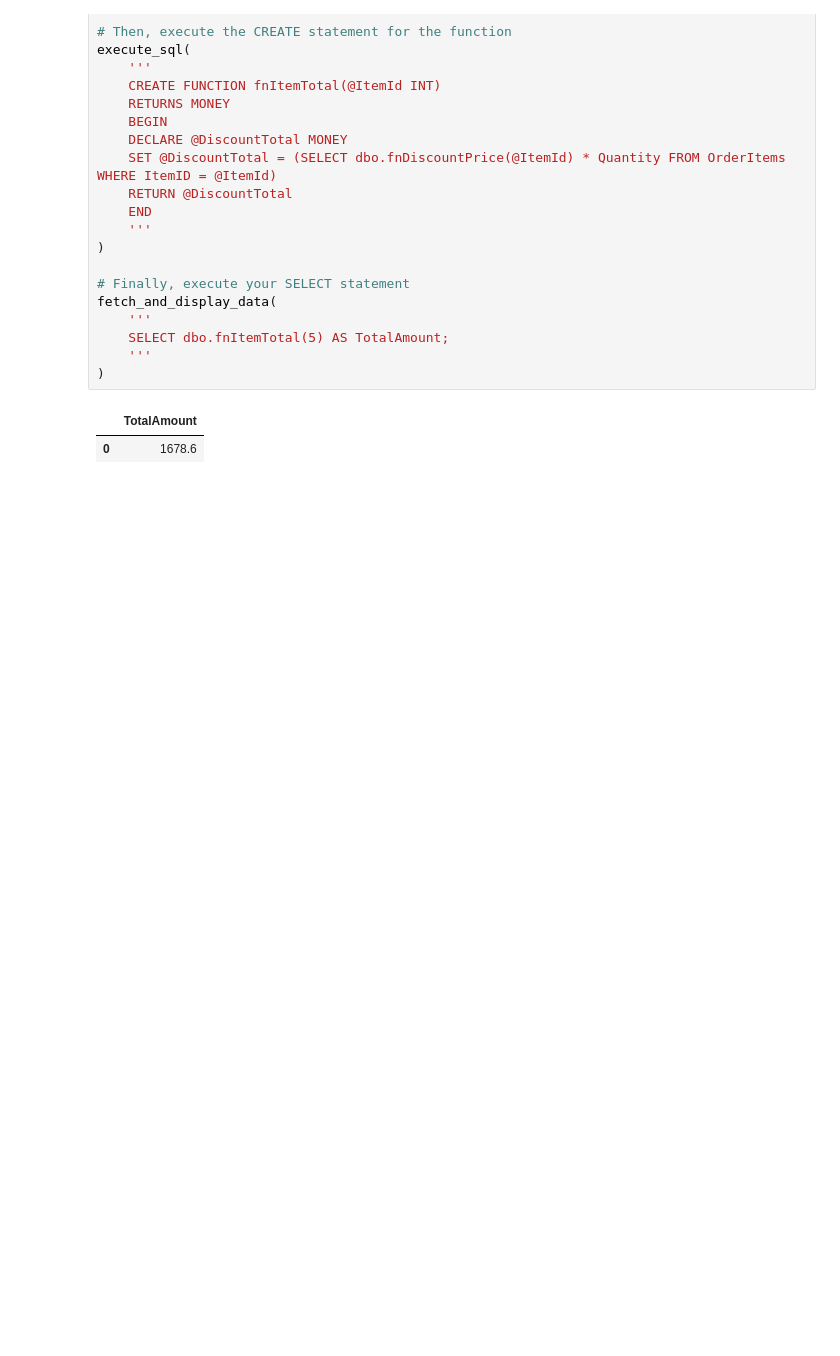
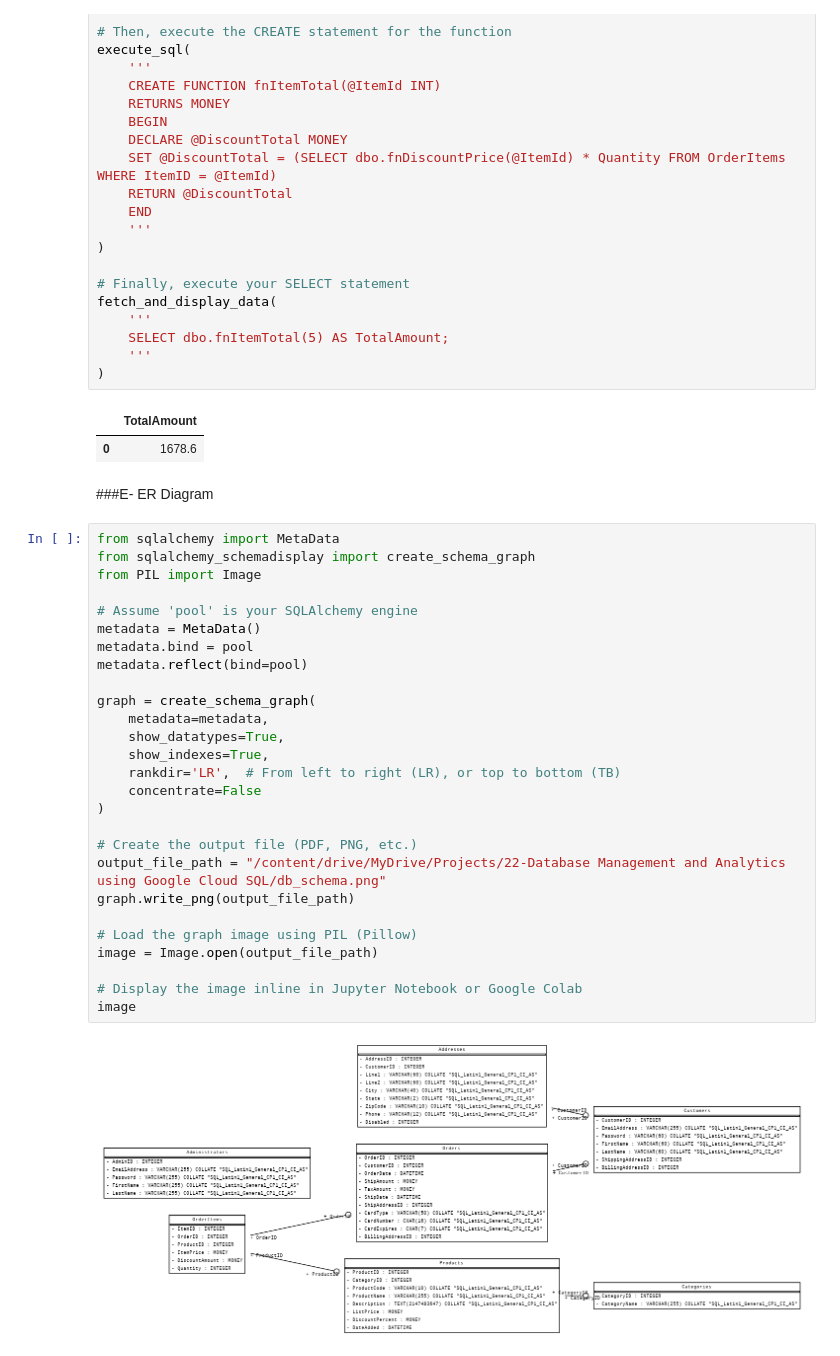
Before and after one commit to AlirezaZarrinmehr/API-Data-Extraction-and-Transformation-for-ERP-Integration, a Jupyter notebook: Database_Management_and_Analytics_using_Google_Cloud_SQL.ipynb, the cells around one changed output. Saved outputs shown, nothing was run; the diff lists cells and outputs as text; blank space fills up the shorter version.

```diff
--- a/Database_Management_and_Analytics_using_Google_Cloud_SQL.ipynb
+++ b/Database_Management_and_Analytics_using_Google_Cloud_SQL.ipynb
@@ -2214,3 +2214,34 @@ fetch_and_display_data(
 # %% [output]
 |  | TotalAmount |
 | 0 | 1678.6 |
+# %% [markdown]
+###E- ER Diagram
+# %%
+from sqlalchemy import MetaData
+from sqlalchemy_schemadisplay import create_schema_graph
+from PIL import Image
+
+# Assume 'pool' is your SQLAlchemy engine
+metadata = MetaData()
+metadata.bind = pool
+metadata.reflect(bind=pool)
+
+graph = create_schema_graph(
+    metadata=metadata,
+    show_datatypes=True,
+    show_indexes=True,
+    rankdir='LR',  # From left to right (LR), or top to bottom (TB)
+    concentrate=False
+)
+
+# Create the output file (PDF, PNG, etc.)
+output_file_path = "/content/drive/MyDrive/Projects/22-Database Management and Analytics using Google Cloud SQL/db_schema.png"
+graph.write_png(output_file_path)
+
+# Load the graph image using PIL (Pillow)
+image = Image.open(output_file_path)
+
+# Display the image inline in Jupyter Notebook or Google Colab
+image
+# %% [output]
+[figure, added]
```
Also changed, not shown: parts of 9 cells of this notebook.
